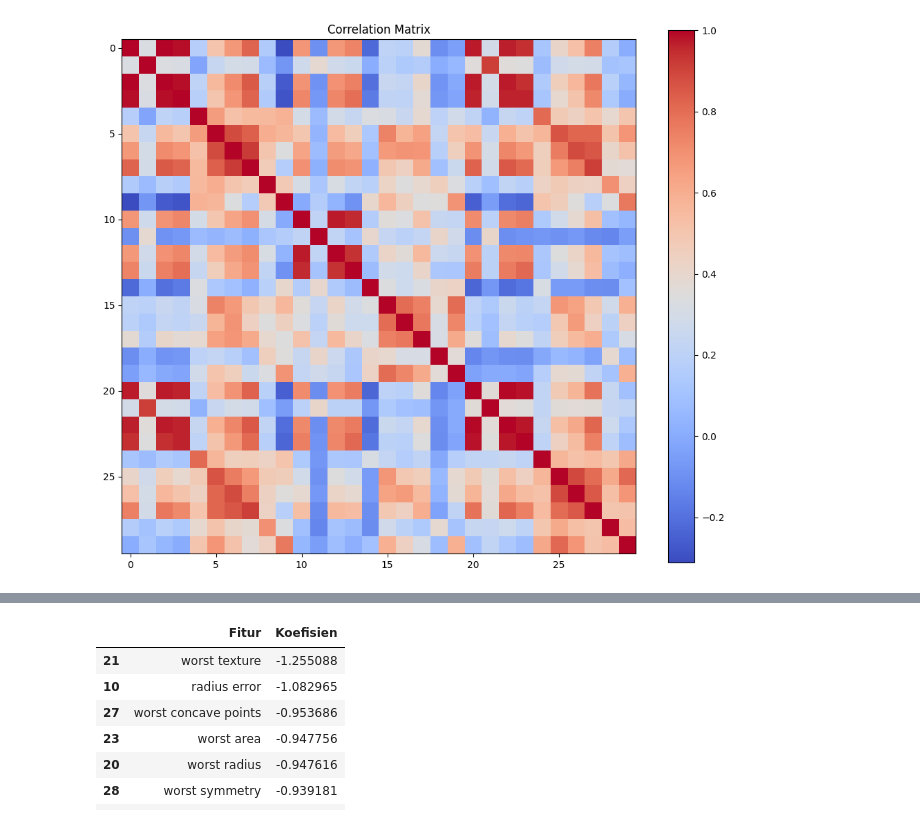
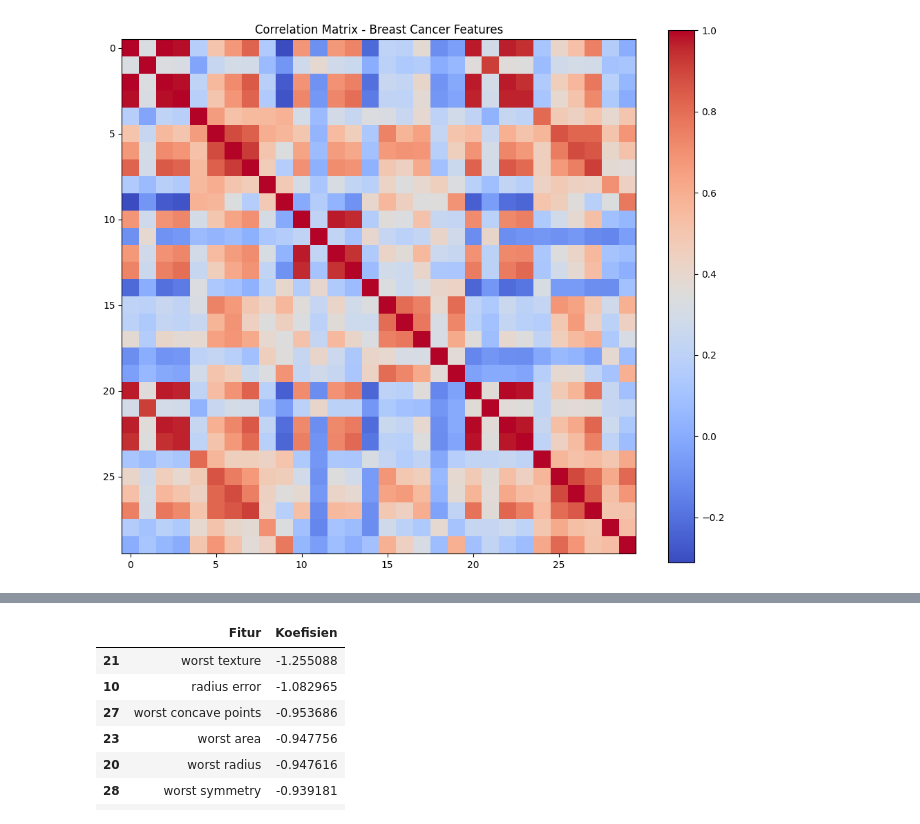
Before and after one commit to Yusep-T/data-science-2026, a Jupyter notebook: Pertemuan9_Yusep_250401020103.ipynb, the cells around one changed output, grey strips where cells are left out. Saved outputs shown, nothing was run; the diff lists cells and outputs as text; code cells hidden in the pictures.

```diff
--- a/Pertemuan9_Yusep_250401020103.ipynb
+++ b/Pertemuan9_Yusep_250401020103.ipynb
@@ -78,10 +108,10 @@ Nama Target
 # %%
 plt.figure(figsize=(12,10))
 corr = X.corr()
 
 plt.imshow(corr, cmap='coolwarm')
 plt.colorbar()
-plt.title("Correlation Matrix")
+plt.title("Correlation Matrix - Breast Cancer Features")
 plt.show()
 # %% [output]
-[figure, old version]
+[figure, new version]
```
Also changed, not shown: parts of 28 cells of this notebook.
